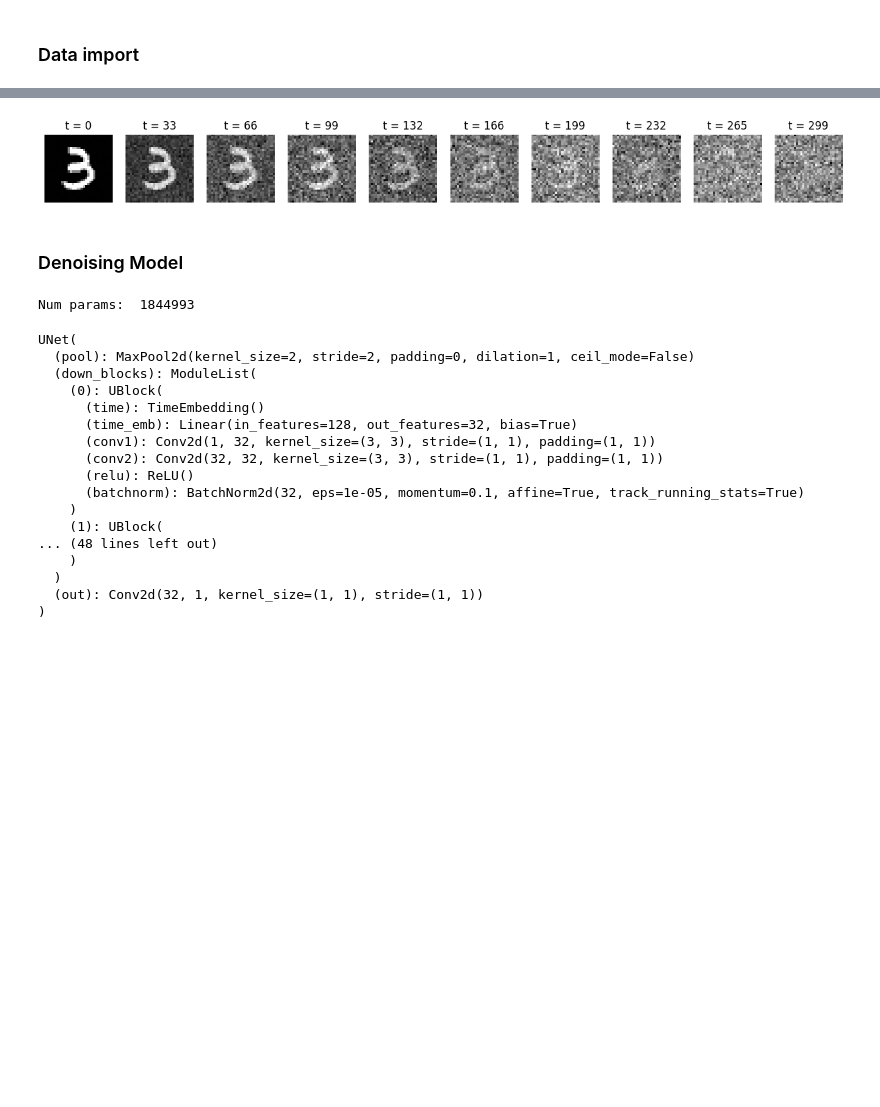
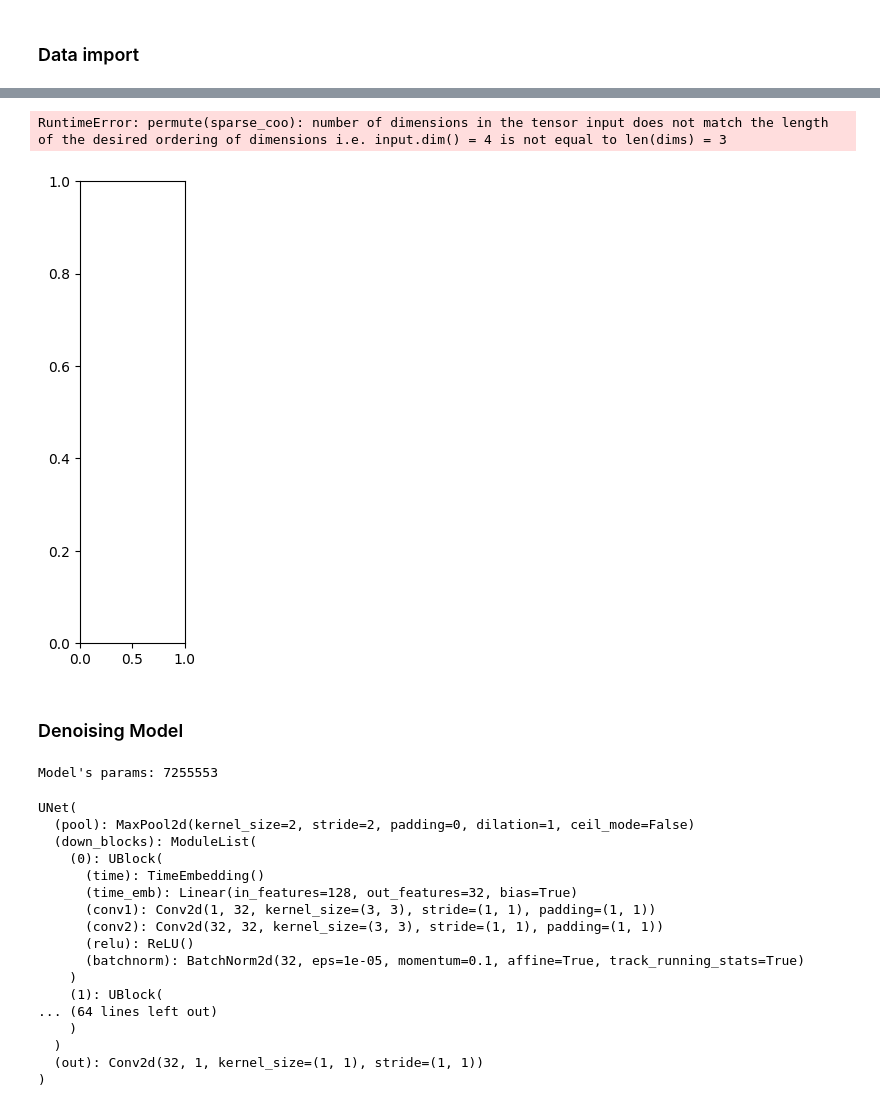
Before and after one commit to alessandrobreccia99/Simple_Diffusion, a Jupyter notebook: DDPM.ipynb, the cells around one changed output, grey strips where cells are left out. Cells and saved outputs as stored; diff of their text form; code cells hidden in the pictures; blank space fills up the shorter version.

```diff
--- a/DDPM.ipynb
+++ b/DDPM.ipynb
@@ -22,0 +14,19 @@ IS = data.shape[-1]
+# %%
+batch_size = 64
+
+def normalization(x):
+    return x*2-1
+
+def back_img(x):
+    y = (x+1)/2
+    y = (y-y.min())/(2*y.abs().max())
+    y = y.permute(1,2,0)
+    return y
+
+data_transforms = [
+    transforms.Resize((64, 64)),
+    transforms.RandomHorizontalFlip(),
+    transforms.ToTensor(), # Scales data into [0,1]
+    transforms.Lambda(normalization) # Scale between [-1, 1]
+]
+data_transform = transforms.Compose(data_transforms)
@@ -64,14 +120,15 @@ def plot_noise_schedule(X):
     for i,t in enumerate(torch.linspace(0,T-1,10)):
         plt.subplot(1, 10, i+1)
         x, _ = noisy_img(X,int(t))
-        plt.imshow(x.view(IS,IS).cpu(), cmap='gray')
+        plt.imshow(back_img(x).cpu(), cmap='gray')
         plt.title(f't = {int(t)}')
         plt.axis('off')
     plt.show()
-# %%
-plot_noise_schedule(data[1])
-# %% [output]
-[figure, removed]
+# %%
+plot_noise_schedule( next(iter(dataloader))[torch.randint(batch_size,(1,))] )
+# %% [output]
+RuntimeError: permute(sparse_coo): number of dimensions in the tensor input does not match the length of the desired ordering of dimensions i.e. input.dim() = 4 is not equal to len(dims) = 3
+[figure, added]
 # %% [markdown]
 ### Denoising Model
 # %%
@@ -148,10 +205,11 @@ class UNet(nn.Module):
         return out
 # %%
 model = UNet()
-print("Num params: ", sum(p.numel() for p in model.parameters()))
+model_params = sum(p.numel() for p in model.parameters())
+print("Model's params:", model_params)
 model
 # %% [output]
-Num params:  1844993
+Model's params: 7255553
 UNet(
   (pool): MaxPool2d(kernel_size=2, stride=2, padding=0, dilation=1, ceil_mode=False)
   (down_blocks): ModuleList(
@@ -164,7 +222,7 @@ UNet(
       (batchnorm): BatchNorm2d(32, eps=1e-05, momentum=0.1, affine=True, track_running_stats=True)
     )
     (1): UBlock(
-... (48 lines left out)
+... (64 lines left out)
     )
   )
   (out): Conv2d(32, 1, kernel_size=(1, 1), stride=(1, 1))
```
Also changed, not shown: parts of 17 cells of this notebook.
